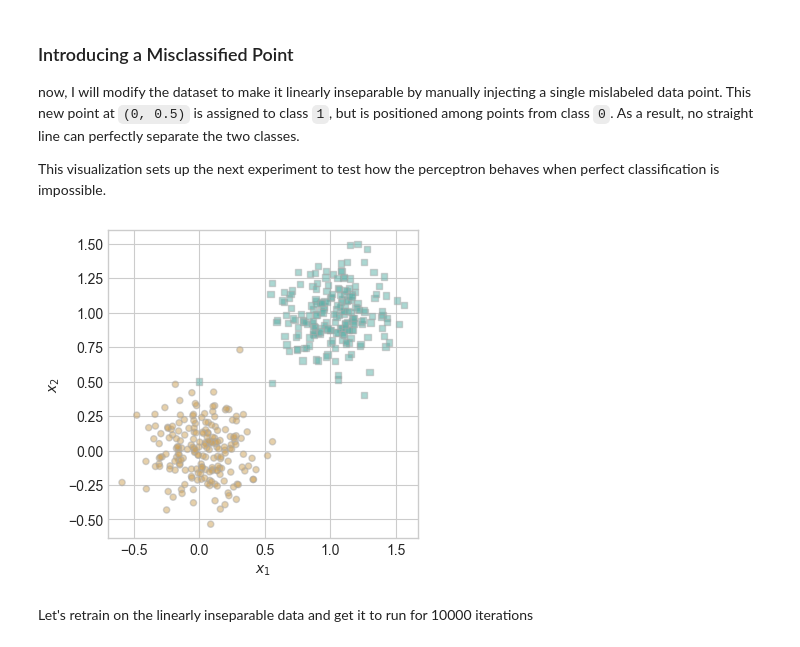
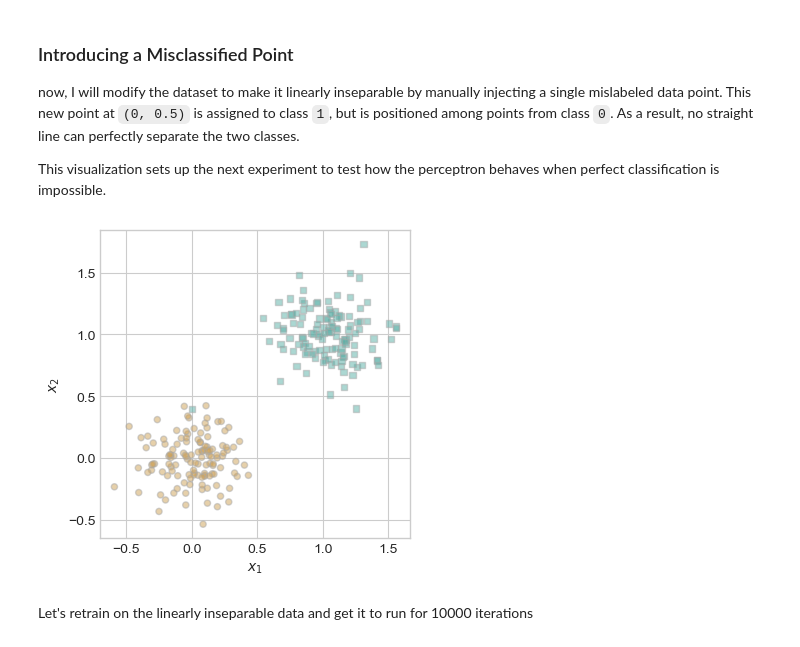
Before and after one commit to yahyarahhawi/yahyarahhawi.github.io, a Jupyter notebook: posts/Exploring-Perceptrom/index.ipynb, the cells around one changed output. Drawn from its saved outputs; the diff is of its cells as text; code cells hidden in the pictures.

```diff
--- a/posts/Exploring-Perceptrom/index.ipynb
+++ b/posts/Exploring-Perceptrom/index.ipynb
@@ -61,6 +65,6 @@ def plot_perceptron_data(X, y, ax):
     ax.set(xlabel = r"$x_1$", ylabel = r"$x_2$")
 
 fig, ax = plt.subplots(1, 1, figsize = (4, 4))
-X, y = perceptron_data(n_points =  400, noise = 0.2)
+X, y = perceptron_data(n_points =  250, noise = 0.2)
 plot_perceptron_data(X, y, ax)
 # %% [output]
@@ -188,13 +192,13 @@ This visualization sets up the next experiment to test how the perceptron behave
 # %%
 #injecting one data point to make the data linearly inseparable
 
 X_ , y_ = X, y
-X_ = torch.cat((X_, torch.tensor([[0, 0.5, 1.0]])), dim=0)
+X_ = torch.cat((X_, torch.tensor([[0, 0.4, 1.0]])), dim=0)
 y_ = torch.cat((y_, torch.tensor([True])), dim=0)
 fig, ax = plt.subplots(1, 1, figsize = (4, 4))
 plot_perceptron_data(X_, y_, ax)
 # %% [output]
-[figure, old version]
+[figure, new version]
 # %% [markdown]
 Let's retrain on the linearly inseparable data and get it to run for 10000 iterations
 # %%
```
Also changed, not shown: parts of 17 cells of this notebook, 21 other files.
